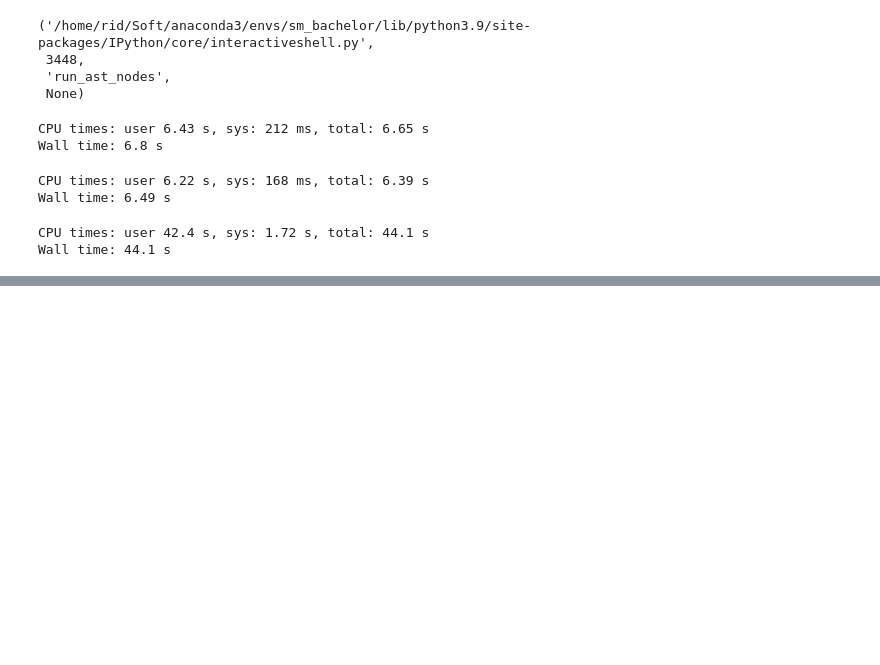
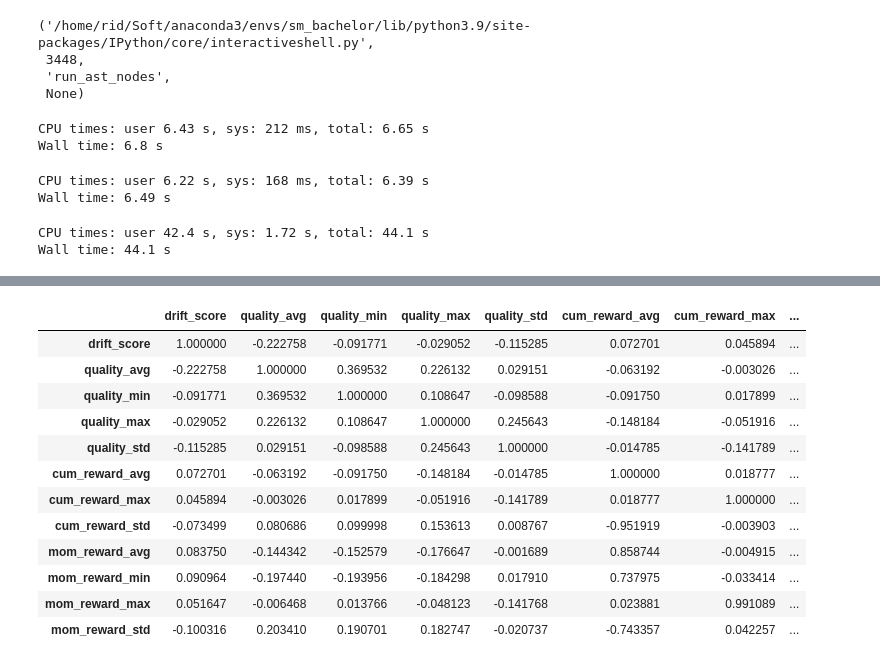
Before and after one commit to S-M157/Bachelor, a Jupyter notebook: Reward_Quality.ipynb, the cells around one changed output, grey strips where cells are left out. Drawn from its saved outputs; the diff is of its cells as text; code cells hidden in the pictures; blank space fills up the shorter version.

```diff
--- a/Reward_Quality.ipynb
+++ b/Reward_Quality.ipynb
@@ -276,0 +332,16 @@ False
+# %%
+data[data.columns[1:]].corr(method='kendall')
+# %% [output]
+|  | drift_score | quality_avg | quality_min | quality_max | quality_std | cum_reward_avg | cum_reward_max | ... |
+| drift_score | 1.000000 | -0.222758 | -0.091771 | -0.029052 | -0.115285 | 0.072701 | 0.045894 | ... |
+| quality_avg | -0.222758 | 1.000000 | 0.369532 | 0.226132 | 0.029151 | -0.063192 | -0.003026 | ... |
+| quality_min | -0.091771 | 0.369532 | 1.000000 | 0.108647 | -0.098588 | -0.091750 | 0.017899 | ... |
+| quality_max | -0.029052 | 0.226132 | 0.108647 | 1.000000 | 0.245643 | -0.148184 | -0.051916 | ... |
+| quality_std | -0.115285 | 0.029151 | -0.098588 | 0.245643 | 1.000000 | -0.014785 | -0.141789 | ... |
+| cum_reward_avg | 0.072701 | -0.063192 | -0.091750 | -0.148184 | -0.014785 | 1.000000 | 0.018777 | ... |
+| cum_reward_max | 0.045894 | -0.003026 | 0.017899 | -0.051916 | -0.141789 | 0.018777 | 1.000000 | ... |
+| cum_reward_std | -0.073499 | 0.080686 | 0.099998 | 0.153613 | 0.008767 | -0.951919 | -0.003903 | ... |
+| mom_reward_avg | 0.083750 | -0.144342 | -0.152579 | -0.176647 | -0.001689 | 0.858744 | -0.004915 | ... |
+| mom_reward_min | 0.090964 | -0.197440 | -0.193956 | -0.184298 | 0.017910 | 0.737975 | -0.033414 | ... |
+| mom_reward_max | 0.051647 | -0.006468 | 0.013766 | -0.048123 | -0.141768 | 0.023881 | 0.991089 | ... |
+| mom_reward_std | -0.100316 | 0.203410 | 0.190701 | 0.182747 | -0.020737 | -0.743357 | 0.042257 | ... |
```
Also changed, not shown: parts of 12 cells of this notebook, 3 other files.
